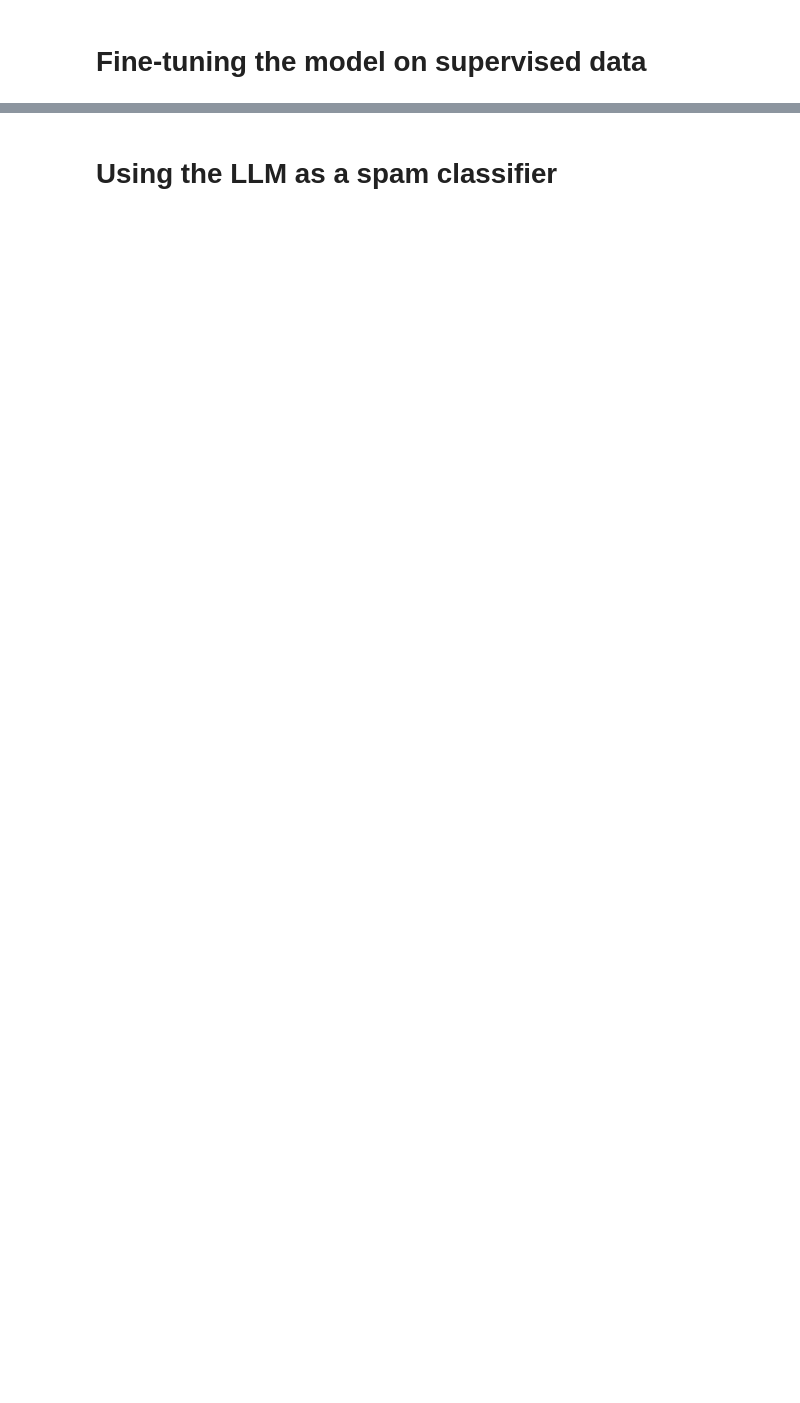
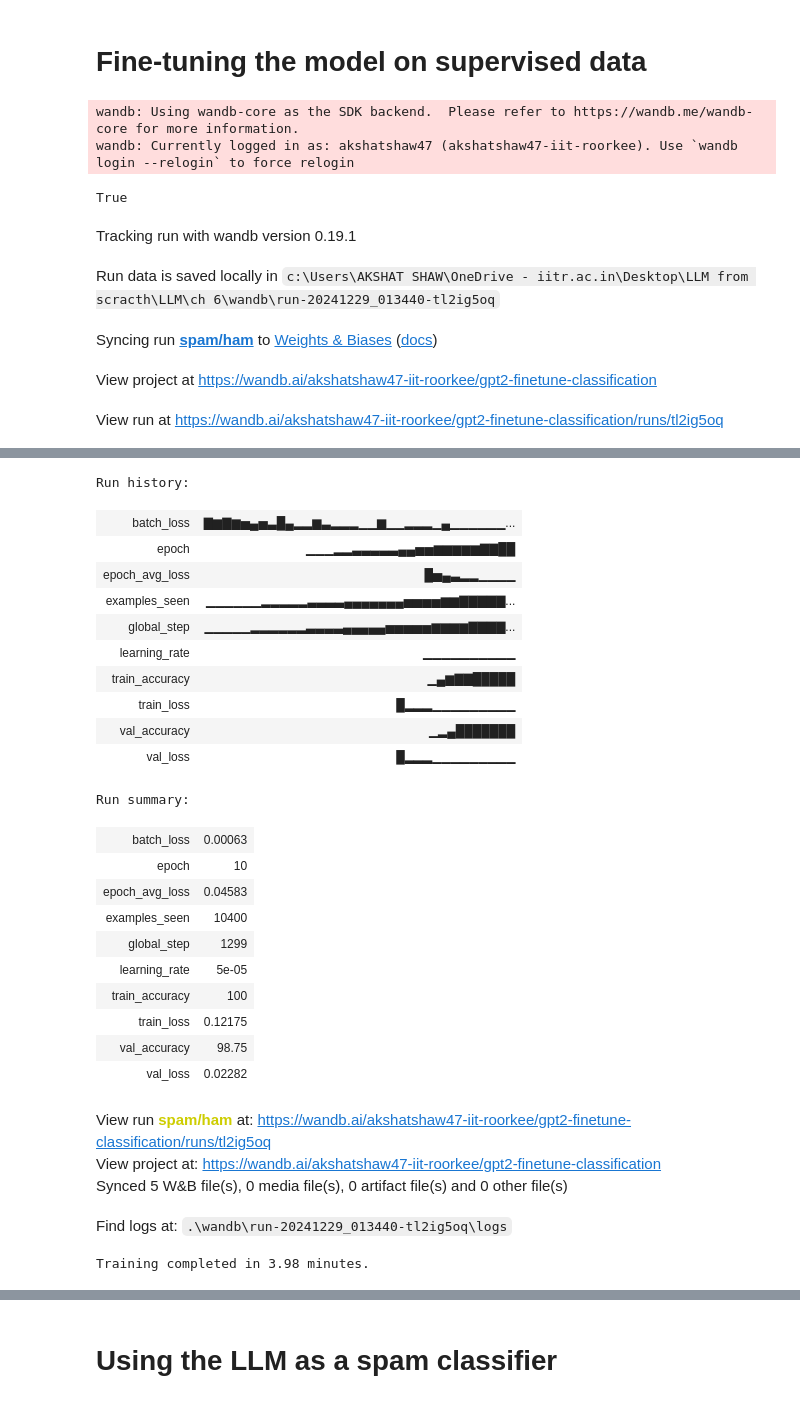
Before and after one commit to akshatshaw/LLM-from-scratch, a Jupyter notebook: ch 6/Finetuning.ipynb, the cells around one changed output, grey strips where cells are left out. Saved outputs shown, nothing was run; the diff lists cells and outputs as text; code cells hidden in the pictures; blank space fills up the shorter version.

```diff
--- a/ch 6/Finetuning.ipynb
+++ b/ch 6/Finetuning.ipynb
@@ -265,0 +272,4 @@ GPT_CONFIG_124M = {
+# %%
+model = GPTModel(BASE_CONFIG)
+load_weights_into_gpt(model, params)
+model.eval()
@@ -266,16 +294,16 @@ GPT_CONFIG_124M = {
 # %% [markdown]
 ### Trying our own model v1.1 instead of the original model
 # %%
-device = torch.device("cuda" if torch.cuda.is_available() else "cpu")
+# device = torch.device("cuda" if torch.cuda.is_available() else "cpu")
 
-from gpt import GPTModel
+# from gpt import GPTModel
 
-checkpoint = torch.load("../ch 5/akGPT-1.1.pth", map_location=device)
-model = GPTModel(GPT_CONFIG_124M)
-model.load_state_dict(checkpoint["model_state_dict"])
-optimizer = torch.optim.AdamW(model.parameters(), lr=5e-4, weight_decay=0.1)
-optimizer.load_state_dict(checkpoint["optimizer_state_dict"])
-model.eval()
+# checkpoint = torch.load("../ch 5/akGPT-1.1.pth", map_location=device)
+# model = GPTModel(GPT_CONFIG_124M)
+# model.load_state_dict(checkpoint["model_state_dict"])
+# optimizer = torch.optim.AdamW(model.parameters(), lr=5e-4, weight_decay=0.1)
+# optimizer.load_state_dict(checkpoint["optimizer_state_dict"])
+# model.eval()
 # %% [output]
 GPTModel(
   (tok_emb): Embedding(50257, 768)
@@ -513,5 +542,12 @@ Test loss: 1.007
 # %% [markdown]
 # Fine-tuning the model on supervised data
+# %%
+import wandb
+wandb.login()
+# %% [output]
+wandb: Using wandb-core as the SDK backend.  Please refer to https://wandb.me/wandb-core for more information.
+wandb: Currently logged in as: akshatshaw47 (akshatshaw47-iit-roorkee). Use `wandb login --relogin` to force relogin
+True
 # %%
 def train_classifier_simple(
     model, train_loader, val_loader, optimizer, device,
@@ -568,14 +655,17 @@ import time
 start_time = time.time()
 torch.manual_seed(123)
 optimizer = torch.optim.AdamW(model.parameters(), lr=5e-5, weight_decay=0.1)
-num_epochs = 5
-train_losses, val_losses, train_accs, val_accs, examples_seen = \
-    train_classifier_simple(
+losses_t, losses_v, acc_t, acc_v, examples = train_classifier_simple(
     model, train_loader, val_loader, optimizer, device,
-    num_epochs=num_epochs, eval_freq=50,
-    eval_iter=5
-    )
+    num_epochs=10, eval_freq=100, eval_iter=10,
+    project_name="gpt2-finetune-classification", run_name="spam/ham"
+)
 end_time = time.time()
 execution_time_minutes = (end_time - start_time) / 60
 print(f"Training completed in {execution_time_minutes:.2f} minutes.")
 # %% [output]
+Tracking run with wandb version 0.19.1
+Run data is saved locally in c:\Users\AKSHAT SHAW\OneDrive - iitr.ac.in\Desktop\LLM from scracth\LLM\ch 6\wandb\run-20241229_013440-tl2ig5oq
+Syncing run spam/ham to Weights & Biases (docs)
+View project at https://wandb.ai/akshatshaw47-iit-roorkee/gpt2-finetune-classification
+View run at https://wandb.ai/akshatshaw47-iit-roorkee/gpt2-finetune-classification/runs/tl2ig5oq
@@ -601,3 +690,30 @@ Training completed in 1.96 minutes.
+Run history:
+| batch_loss | ▇▆▇▆▅▄▅▃█▄▂▂▆▃▂▂▂▁▁▆▁▁▂▂▂▁▄▁▁▁▁▁▁... |
+| epoch | ▁▁▁▂▂▃▃▃▃▃▄▄▅▅▆▆▆▆▆▇▇██ |
+| epoch_avg_loss | █▅▄▃▂▂▁▁▁▁ |
+| examples_seen | ▁▁▁▁▁▁▂▂▂▂▂▃▃▃▃▄▄▄▄▄▄▄▅▅▅▅▆▆▇▇▇▇▇... |
+| global_step | ▁▁▁▁▁▂▂▂▂▂▂▃▃▃▃▄▄▄▄▄▅▅▅▅▅▆▆▆▆▇▇▇▇... |
+| learning_rate | ▁▁▁▁▁▁▁▁▁▁ |
+| train_accuracy | ▁▄▆▇▇█████ |
+| train_loss | █▂▂▂▁▁▁▁▁▁▁▁▁ |
+| val_accuracy | ▁▂▄███████ |
+| val_loss | █▂▂▂▁▁▁▁▁▁▁▁▁ |
+Run summary:
+| batch_loss | 0.00063 |
+| epoch | 10 |
+| epoch_avg_loss | 0.04583 |
+| examples_seen | 10400 |
+| global_step | 1299 |
+| learning_rate | 5e-05 |
+| train_accuracy | 100 |
+| train_loss | 0.12175 |
+| val_accuracy | 98.75 |
+| val_loss | 0.02282 |
+View run spam/ham at: https://wandb.ai/akshatshaw47-iit-roorkee/gpt2-finetune-classification/runs/tl2ig5oq
+View project at: https://wandb.ai/akshatshaw47-iit-roorkee/gpt2-finetune-classification
+Synced 5 W&B file(s), 0 media file(s), 0 artifact file(s) and 0 other file(s)
+Find logs at: .\wandb\run-20241229_013440-tl2ig5oq\logs
+Training completed in 3.98 minutes.
 # %%
 # import matplotlib.pyplot as plt
 # def plot_values(epochs_seen, examples_seen, train_values, val_values,label="loss"):
```
Also changed, not shown: parts of 17 cells of this notebook, 2 other files.
